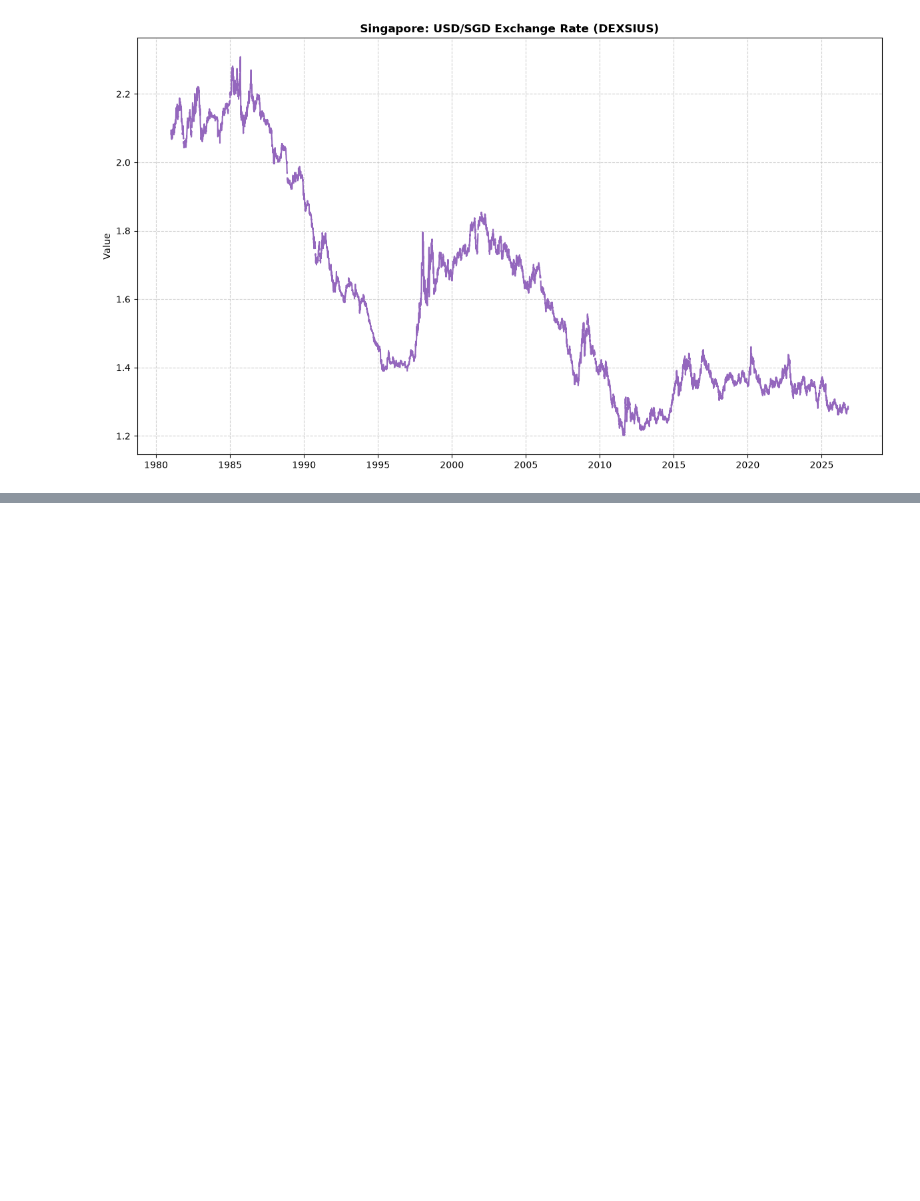
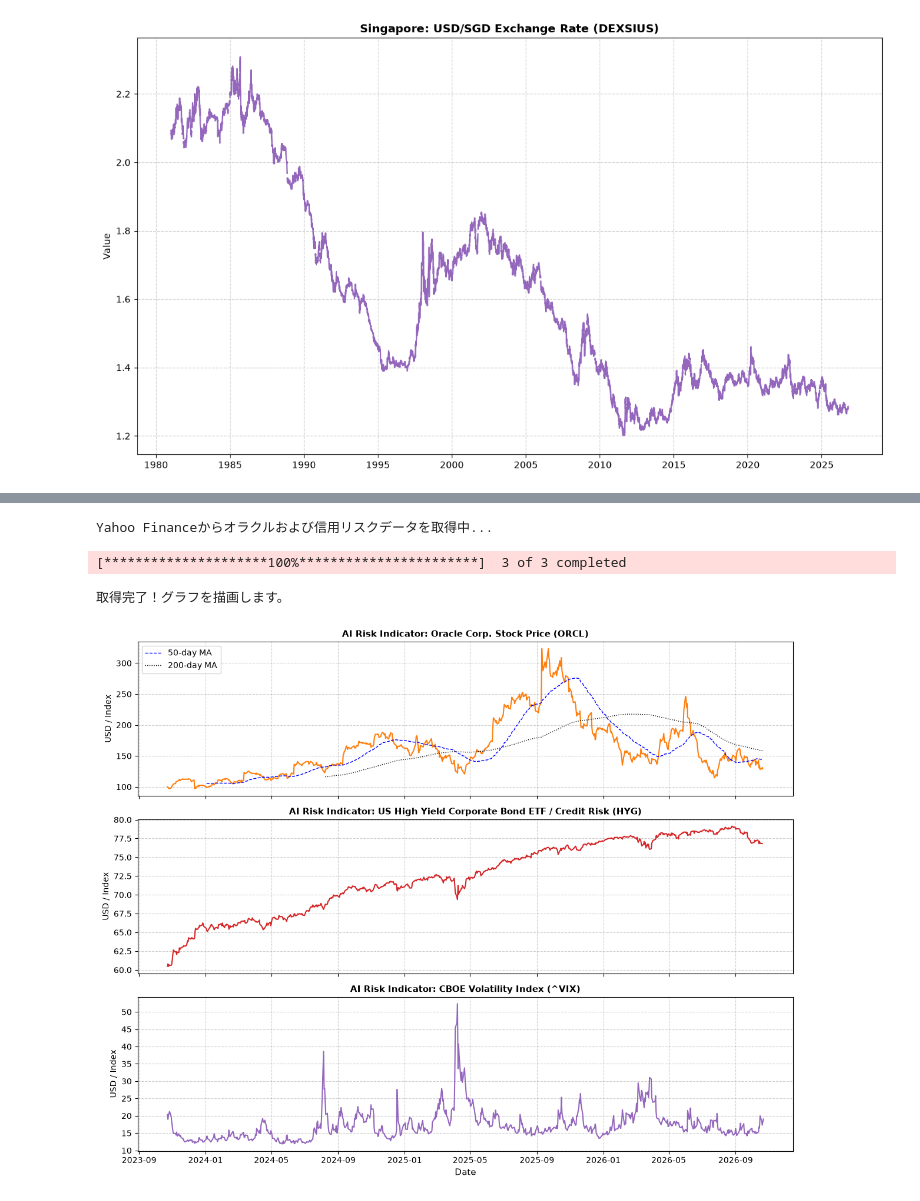
Before and after one commit to mrsmmori1234/notebooks_rep, a Jupyter notebook: notebooks/macro_data_plot.ipynb, the cells around one changed output, grey strips where cells are left out. Cells and saved outputs as stored; diff of their text form; code cells hidden in the pictures; blank space fills up the shorter version.

```diff
--- a/notebooks/macro_data_plot.ipynb
+++ b/notebooks/macro_data_plot.ipynb
@@ -105,0 +269,56 @@ APIキーを読み込みました。シンガポールのデータを取得中..
+# %%
+import yfinance as yf
+import matplotlib.pyplot as plt
+
+# Oracle（AIクラウドインフラの代表）と市場の信用・ボラティリティ指標
+# - ORCL    : オラクル株価（巨額AIデータセンター投資の当事者）
+# - ORCL261218C00200000 などのボラティリティ代理、または株価の200日移動平均乖離率
+# - HYG     : ハイイールド社債ETF（企業の信用リスク・デフォルト懸念のバロメーター）
+# - ^VIX    : VIX指数（市場の恐怖指数・ボラティリティ）
+orcl_risk_tickers = {
+    'Oracle Corp. Stock Price (ORCL)': 'ORCL',
+    'US High Yield Corporate Bond ETF / Credit Risk (HYG)': 'HYG',
+    'CBOE Volatility Index (^VIX)': '^VIX'
+}
+
+print("Yahoo Financeからオラクルおよび信用リスクデータを取得中...")
+
+ticker_list = list(orcl_risk_tickers.values())
+data = yf.download(ticker_list, period='3y')['Close']
+
+print("取得完了！グラフを描画します。")
+
+# グラフの描画（3段のサブプロット）
+n = len(orcl_risk_tickers)
+fig, axes = plt.subplots(n, 1, figsize=(12, 3.2 * n), sharex=True)
+if n == 1:
+    axes = [axes]
+
+colors = ['#ff7f0e', '#d62728', '#9467bd']
+
+for i, (name, ticker) in enumerate(orcl_risk_tickers.items()):
+    if ticker in data.columns:
+        series = data[ticker].dropna()
+        axes[i].plot(series.index, series.values, color=colors[i], lw=1.5)
+
+        # オラクルの株価には50日・200日移動平均線を追加してトレンド転換を分かりやすくする
+        if ticker == 'ORCL':
+            ma50 = series.rolling(window=50).mean()
+            ma200 = series.rolling(window=200).mean()
+            axes[i].plot(ma50.index, ma50.values, color='blue', lw=1, linestyle='--', label='50-day MA')
+            axes[i].plot(ma200.index, ma200.values, color='black', lw=1, linestyle=':', label='200-day MA')
+            axes[i].legend(loc='upper left')
+
+        axes[i].set_title(f'AI Risk Indicator: {name}', fontsize=11, fontweight='bold')
+        axes[i].set_ylabel('USD / Index')
+        axes[i].grid(True, linestyle='--', alpha=0.6)
+
+axes[-1].set_xlabel('Date', fontsize=11)
+
+plt.tight_layout()
+plt.show()
+# %% [output]
+Yahoo Financeからオラクルおよび信用リスクデータを取得中...
+[*********************100%***********************]  3 of 3 completed
+取得完了！グラフを描画します。
+[figure, added]
```
Also changed, not shown: parts of 4 cells of this notebook, 3 other files.
